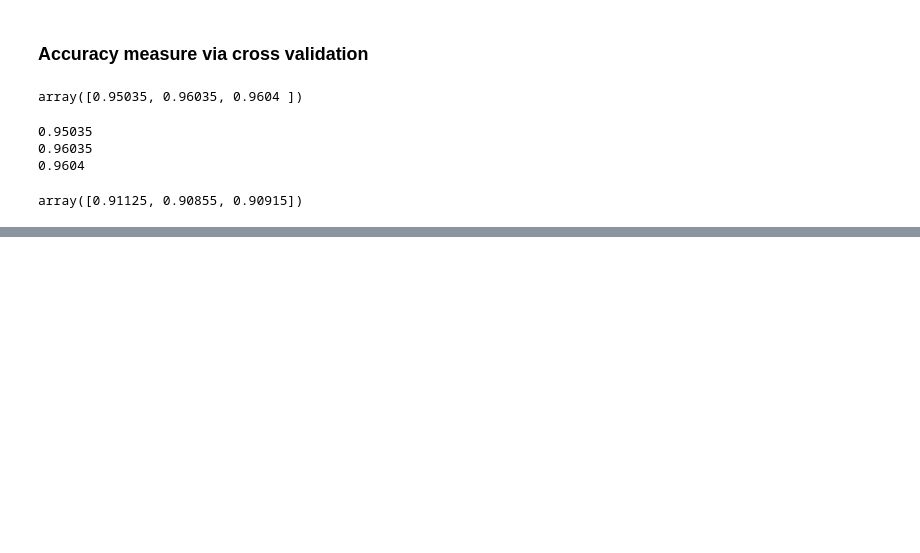
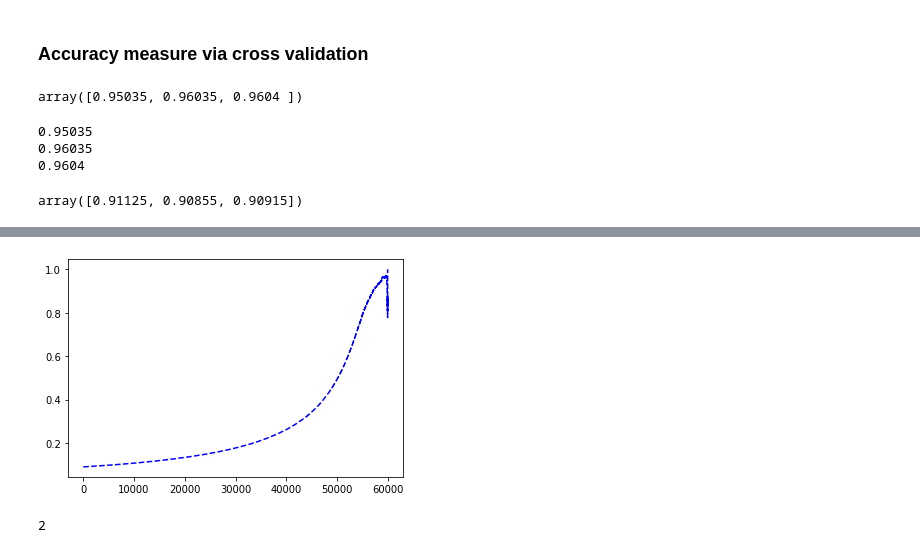
Before and after one commit to Richish/hands_on_ml, a Jupyter notebook: 3_classification.ipynb, the cells around one changed output, grey strips where cells are left out. Drawn from its saved outputs; the diff is of its cells as text; code cells hidden in the pictures; blank space fills up the shorter version.

```diff
--- a/3_classification.ipynb
+++ b/3_classification.ipynb
@@ -139,0 +245,9 @@ array([0.91125, 0.90855, 0.90915])
+# %%
+plt.plot(range(len(precisions)), precisions, "b--", label="Precision on y and recall on x")
+plt.show()
+# %% [output]
+[figure, added]
+# %%
+np.argmax([1,2,3])
+# %% [output]
+2
```
Also changed, not shown: parts of 27 cells of this notebook.
